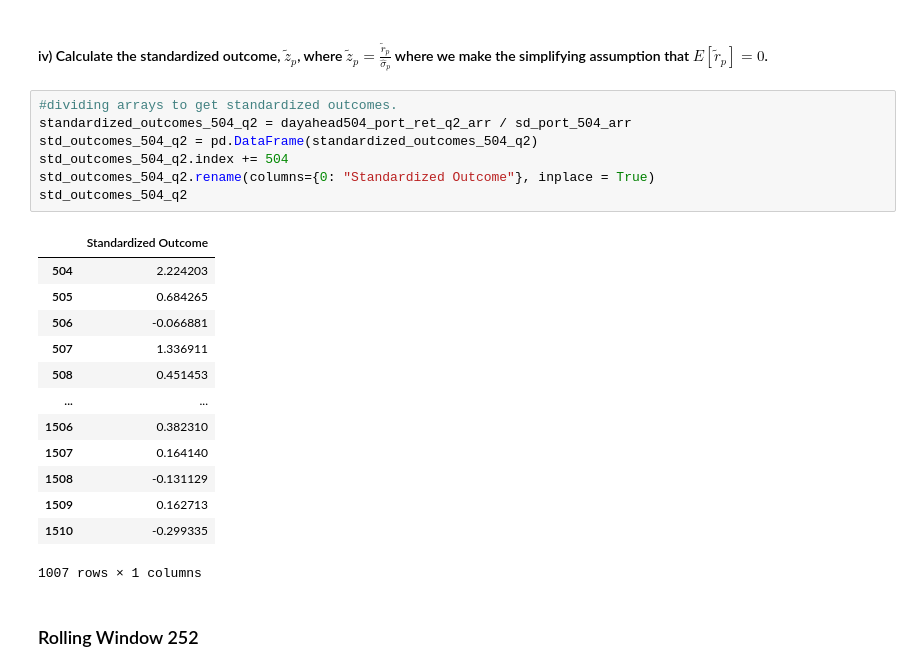
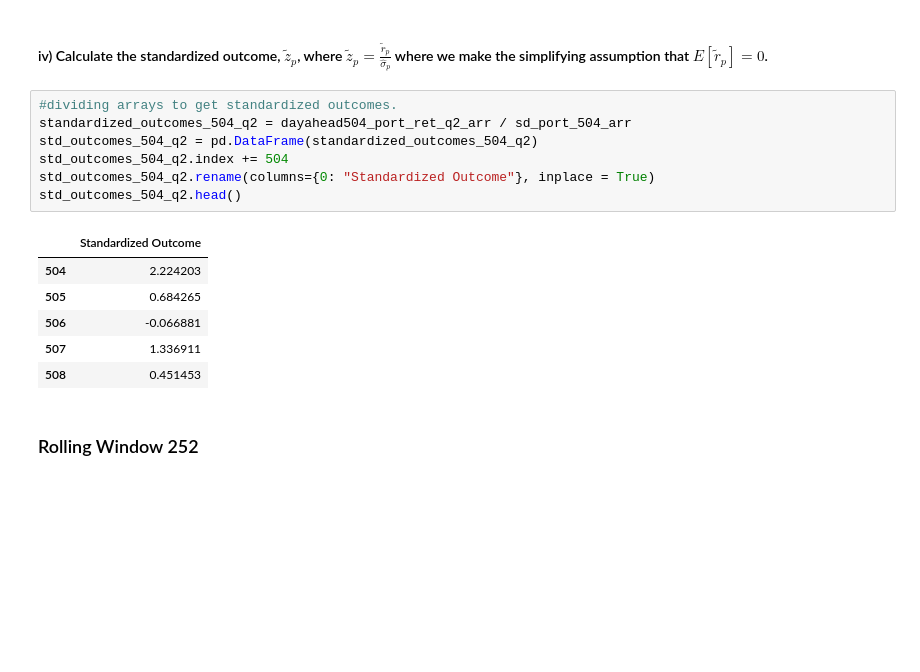
Before and after one commit to anhtulu12/econ139-f20, a Jupyter notebook: 139 Final Proj.ipynb, the cells around one changed output. Saved outputs shown, nothing was run; the diff lists cells and outputs as text; blank space fills up the shorter version.

```diff
--- a/139 Final Proj.ipynb
+++ b/139 Final Proj.ipynb
@@ -275,24 +275,17 @@ array([ 0.01826034,  0.00564215, -0.00055066, ..., -0.00414611,
 # %%
 #dividing arrays to get standardized outcomes.
 standardized_outcomes_504_q2 = dayahead504_port_ret_q2_arr / sd_port_504_arr
 std_outcomes_504_q2 = pd.DataFrame(standardized_outcomes_504_q2)
 std_outcomes_504_q2.index += 504
 std_outcomes_504_q2.rename(columns={0: "Standardized Outcome"}, inplace = True)
-std_outcomes_504_q2
+std_outcomes_504_q2.head()
 # %% [output]
 |  | Standardized Outcome |
 | 504 | 2.224203 |
 | 505 | 0.684265 |
 | 506 | -0.066881 |
 | 507 | 1.336911 |
 | 508 | 0.451453 |
-| ... | ... |
-| 1506 | 0.382310 |
-| 1507 | 0.164140 |
-| 1508 | -0.131129 |
-| 1509 | 0.162713 |
-| 1510 | -0.299335 |
-1007 rows × 1 columns
 # %% [markdown]
 ### Rolling Window 252
 # %% [markdown]
```
Also changed, not shown: parts of 11 cells of this notebook, 4 other files.
